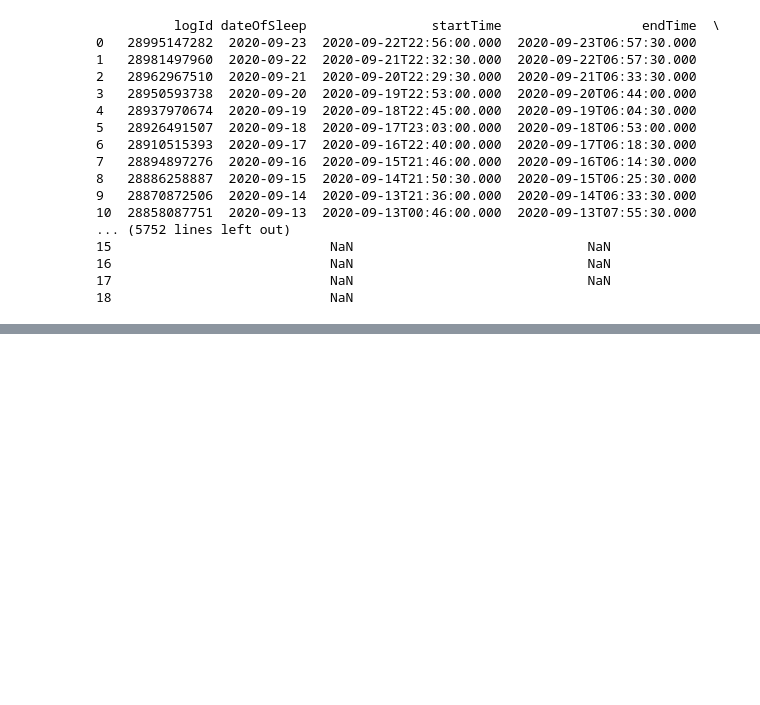
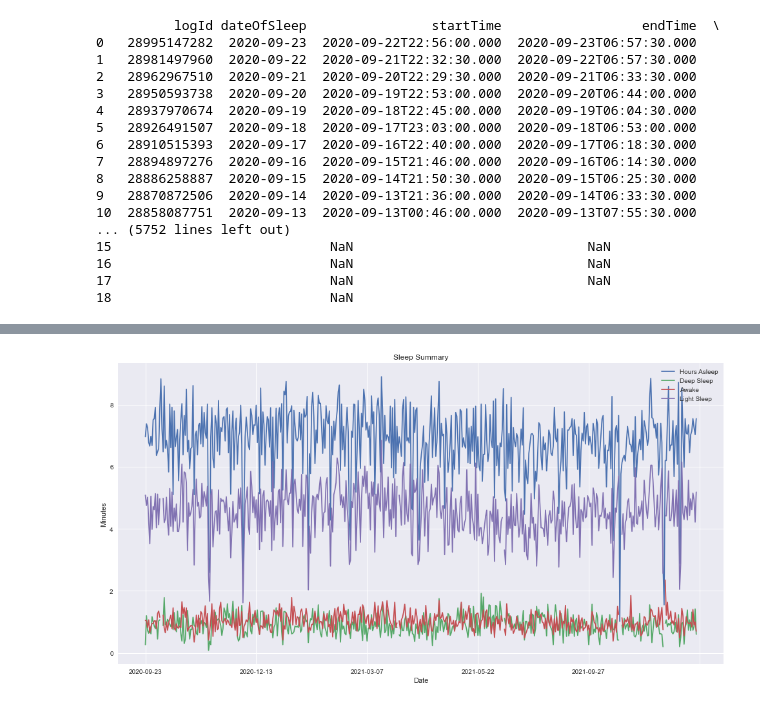
Before and after one commit to bratrudb/Fitbit_data_analysis, a Jupyter notebook: fitbit_analysis-sleep.ipynb, the cells around one changed output, grey strips where cells are left out. Drawn from its saved outputs; the diff is of its cells as text; code cells hidden in the pictures; blank space fills up the shorter version.

Commit message:
Sleep summary chart

```diff
--- a/fitbit_analysis-sleep.ipynb
+++ b/fitbit_analysis-sleep.ipynb
@@ -42,8 +42,11 @@ fitbit_df
 # %%
 # Add date, time, weekday
-fitbit_df['Date'] = pd.DatetimeIndex(fitbit_df['endTime']).date
-fitbit_df['Time'] = pd.DatetimeIndex(fitbit_df['endTime']).time
+fitbit_df['wakeDate'] = pd.DatetimeIndex(fitbit_df['endTime']).date
+fitbit_df['sleepDate'] = pd.DatetimeIndex(fitbit_df['startTime']).date
+fitbit_df['wakeTime'] = pd.DatetimeIndex(fitbit_df['endTime']).time
+fitbit_df['sleepTime'] = pd.DatetimeIndex(fitbit_df['startTime']).time
 fitbit_df['Weekday'] = pd.DatetimeIndex(fitbit_df['endTime']).weekday
+fitbit_df['hoursAsleep'] = (fitbit_df['minutesAsleep'] / 60)
 fitbit_df
 # %% [output]
           logId dateOfSleep                startTime                  endTime  \
@@ -63,3 +66,9 @@ fitbit_df
 16                            NaN                              NaN
 17                            NaN                              NaN
 18                            NaN
+# %%
+sleep_times_df = fitbit_df[['dateOfSleep', 'minutesAsleep', 'levels.summary.deep.minutes', 'levels.summary.wake.minutes', 'levels.summary.light.minutes']]
+sleep_times_df = sleep_times_df.set_index('dateOfSleep')
+sleep_times_df = sleep_times_df / 60
+sleep_times_df = sleep_times_df.rename(columns={'minutesAsleep':'Hours Asleep', 'levels.summary.deep.minutes':'Deep Sleep', 'levels.summary.wake.minutes':'Awake', 'levels.summary.light.minutes':'Light Sleep'})
+sleep_times_df
@@ -77,3 +105,14 @@ sleep_score_df.head()
 | 2 | 35464273333 | 2022-01-26T06:20:30Z | 84 | 19 | 20 | 45 | ... |
 | 3 | 35451250023 | 2022-01-25T06:24:30Z | 84 | 19 | 20 | 45 | ... |
 | 4 | 35435987736 | 2022-01-24T06:03:30Z | 87 | 20 | 21 | 46 | ... |
+# %%
+# Plot sleep and wake times
+plt.style.use('seaborn')
+
+sleep_times = sleep_times_df.plot(figsize=(15,8))
+sleep_times.set_title("Sleep Summary")
+sleep_times.set_xlabel("Date")
+sleep_times.set_ylabel("Minutes")
+plt.show()
+# %% [output]
+[figure, added]
```
Also changed, not shown: parts of 5 cells of this notebook.
